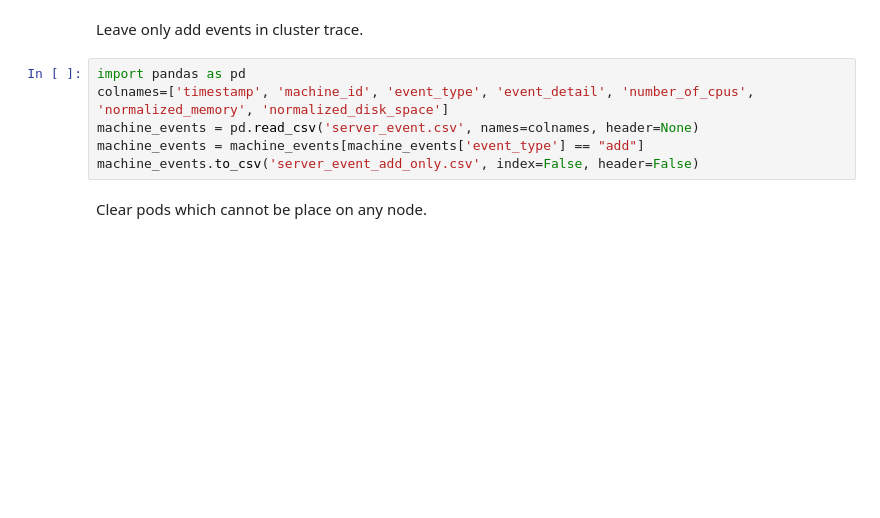
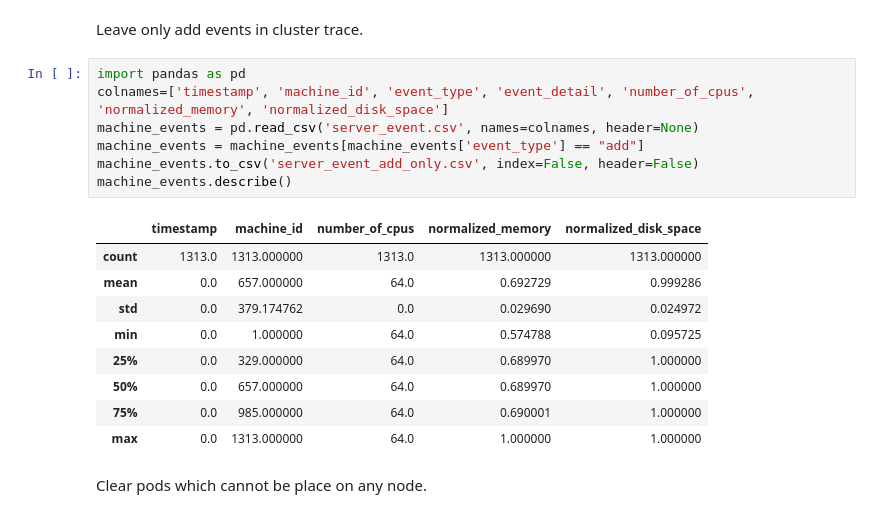
Before and after one commit to jellythefish/kubernetriks, a Jupyter notebook: experiments/modify_traces.ipynb, the cells around one changed output. Drawn from its saved outputs; the diff is of its cells as text; blank space fills up the shorter version.

```diff
--- a/experiments/modify_traces.ipynb
+++ b/experiments/modify_traces.ipynb
@@ -6,9 +6,20 @@ Leave only add events in cluster trace.
 # %%
 import pandas as pd
 colnames=['timestamp', 'machine_id', 'event_type', 'event_detail', 'number_of_cpus', 'normalized_memory', 'normalized_disk_space']
 machine_events = pd.read_csv('server_event.csv', names=colnames, header=None)
 machine_events = machine_events[machine_events['event_type'] == "add"]
 machine_events.to_csv('server_event_add_only.csv', index=False, header=False)
+machine_events.describe()
+# %% [output]
+|  | timestamp | machine_id | number_of_cpus | normalized_memory | normalized_disk_space |
+| count | 1313.0 | 1313.000000 | 1313.0 | 1313.000000 | 1313.000000 |
+| mean | 0.0 | 657.000000 | 64.0 | 0.692729 | 0.999286 |
+| std | 0.0 | 379.174762 | 0.0 | 0.029690 | 0.024972 |
+| min | 0.0 | 1.000000 | 64.0 | 0.574788 | 0.095725 |
+| 25% | 0.0 | 329.000000 | 64.0 | 0.689970 | 1.000000 |
+| 50% | 0.0 | 657.000000 | 64.0 | 0.689970 | 1.000000 |
+| 75% | 0.0 | 985.000000 | 64.0 | 0.690001 | 1.000000 |
+| max | 0.0 | 1313.000000 | 64.0 | 1.000000 | 1.000000 |
 # %% [markdown]
 Clear pods which cannot be place on any node.
 # %%
```
Also changed, not shown: 8 other files.
